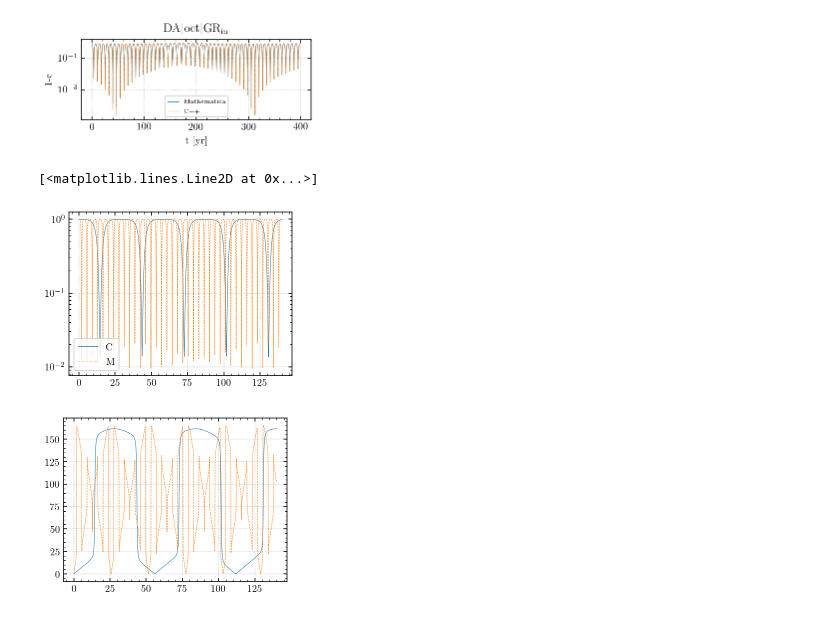
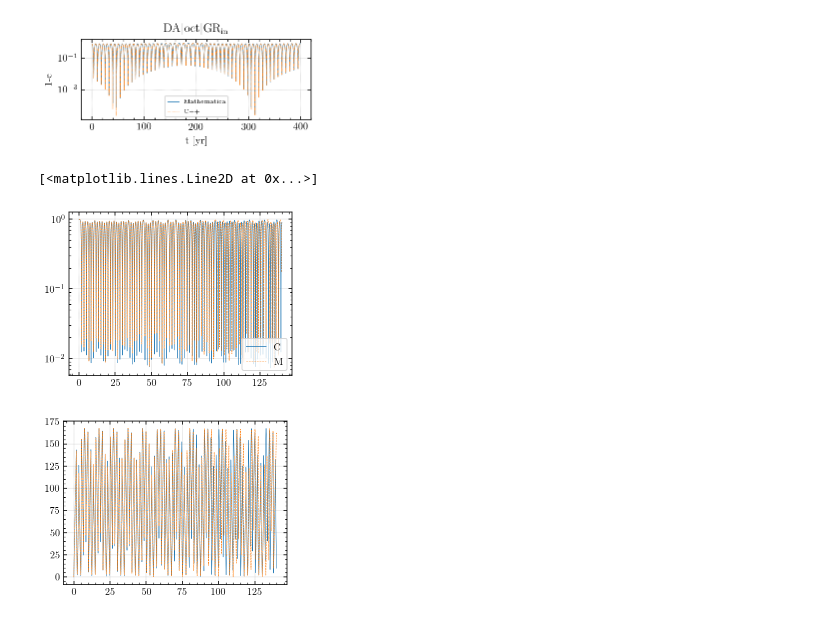
Before and after one commit to YihanWangAstro/Secular, a Jupyter notebook: draw_compare.ipynb, the cells around one changed output. Saved outputs shown, nothing was run; the diff lists cells and outputs as text; code cells hidden in the pictures.

```diff
--- a/draw_compare.ipynb
+++ b/draw_compare.ipynb
@@ -152,31 +152,31 @@ for i in seq:
 [figure]
 [figure]
 # %%
-d = load_secular('output_1.txt')
+d = load_secular('secular_1.txt')
 t1 = d['t']
 e1 = np.sqrt((d['e1']**2).sum(axis=1))
 L1 = d['L1']
 s = d['s1']
 theta = np.arccos((L1*s).sum(axis=1)/(np.sqrt((L1**2).sum(axis=1))*np.sqrt((s**2).sum(axis=1))))*180/np.pi
 
 
 std = np.loadtxt('std.txt')
 t0 = std[:,0]
 e0 = std[:,1]
 theta0 = std[:,2]
 
 plt.plot(t1,1-e1 ,lw=0.5,label='C')
 plt.plot(t0,1-e0 ,lw=0.5,label='M',ls='--')
 plt.yscale('log')
 plt.legend()
 
 #plt.xlim([0,4e5])
 #plt.xlim([9e5,1e6])
 
 plt.figure()
 plt.plot(t1, theta, lw=0.5,label='C')
 plt.plot(t0, theta0,lw=0.5,label='M',ls='--')
 # %% [output]
 [<matplotlib.lines.Line2D at 0x...>]
-[figure, old version]
+[figure, new version]
-[figure, old version]
+[figure, new version]
```
Also changed, not shown: 2 other files.
